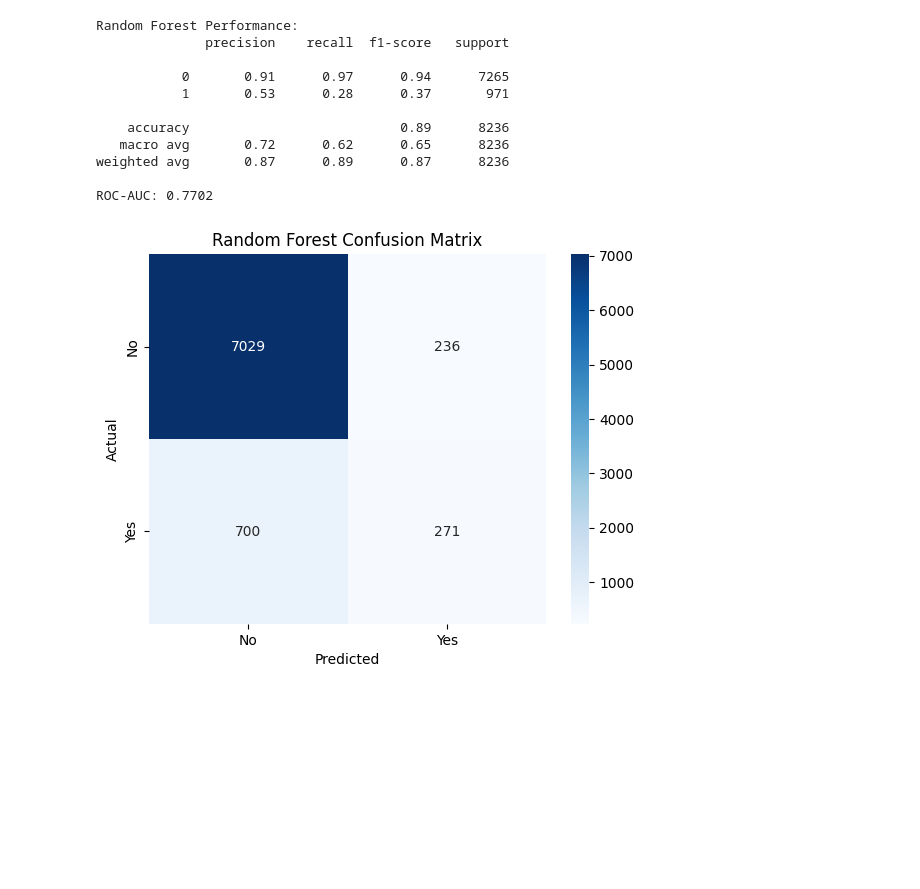
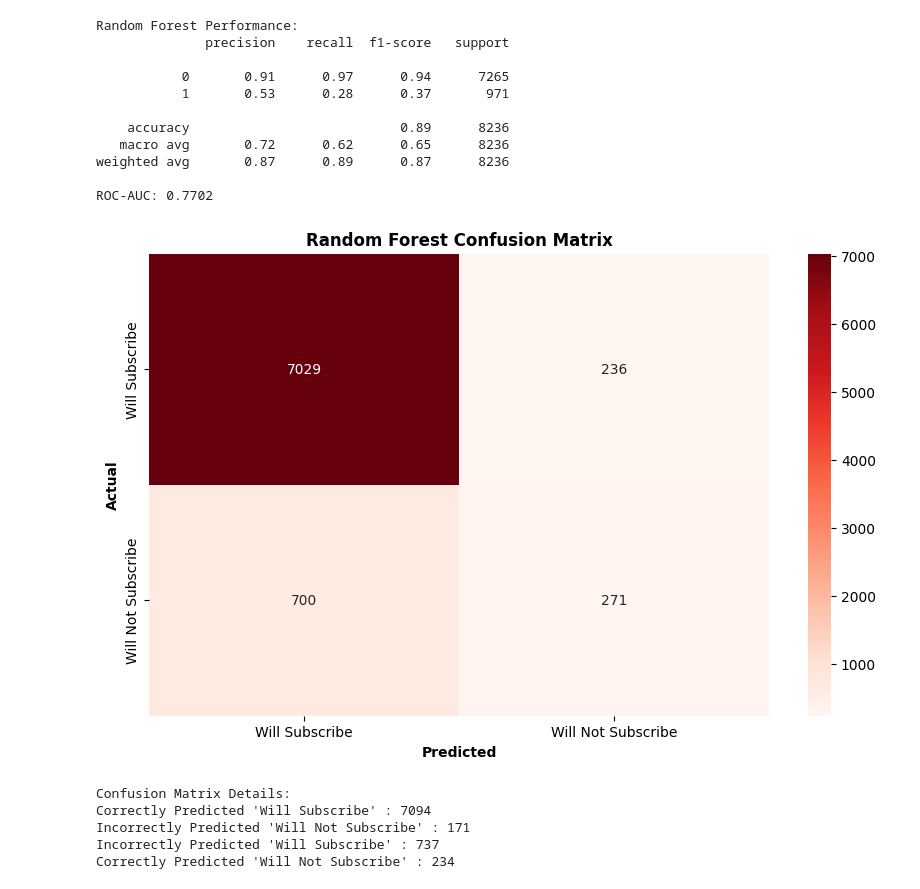
Before and after one commit to Senuth-Per/ML_Coursework_Banking_Systerm, a Jupyter notebook: Ml_CW.ipynb, the cells around one changed output. Saved outputs shown, nothing was run; the diff lists cells and outputs as text; code cells hidden in the pictures; blank space fills up the shorter version.

```diff
--- a/Ml_CW.ipynb
+++ b/Ml_CW.ipynb
@@ -201,35 +246,59 @@ ROC-AUC: 0.7741
 # %%
 # Random Forest Implementation
+# Initialize the Random Forest Classifier with 100 trees and a fixed random state for reproducibility
 rf_model = RandomForestClassifier(n_estimators=100, random_state=42)
+
+# Fit the model on the training data (X_train and y_train)
 rf_model.fit(X_train, y_train)
 
 # Evaluate Random Forest
+# Get predicted probabilities for the positive class (1) on the test set
 rf_y_pred_prob = rf_model.predict_proba(X_test)[:, 1]
+
+# Get predicted class labels for the test set
 rf_y_pred = rf_model.predict(X_test)
+
+# Calculate ROC AUC score to evaluate model performance
 rf_roc_auc = roc_auc_score(y_test, rf_y_pred_prob)
 
+# Display Random Forest Performance Metrics
 print("Random Forest Performance:")
-print(classification_report(y_test, rf_y_pred))
-print(f"ROC-AUC: {rf_roc_auc:.4f}")
+print(classification_report(y_test, rf_y_pred))  # Detailed classification report including precision, recall, f1-score
+print(f"ROC-AUC: {rf_roc_auc:.4f}")  # Print ROC-AUC score with four decimal places
 
-# Confusion Matrix for Random Forest
-rf_cm = confusion_matrix(y_test, rf_y_pred)
-sns.heatmap(rf_cm, annot=True, fmt='d', cmap='Blues', xticklabels=['No', 'Yes'], yticklabels=['No', 'Yes'])
-plt.title("Random Forest Confusion Matrix")
-plt.xlabel("Predicted")
-plt.ylabel("Actual")
+# Confusion Matrix for Random Forest Predictions
+rf_cm = confusion_matrix(y_test, rf_y_pred)  # Generate confusion matrix from true and predicted labels
+
+# Visualize the confusion matrix using seaborn heatmap for better interpretation
+plt.figure(figsize=(10, 6))
+sns.heatmap(rf_cm, annot=True, fmt='d', cmap='Reds', xticklabels=['Will Subscribe', 'Will Not Subscribe'], yticklabels=['Will Subscribe', 'Will Not Subscribe'])
+plt.title("Random Forest Confusion Matrix", fontweight='bold')
+plt.xlabel("Predicted", fontweight='bold')
+plt.ylabel("Actual", fontweight='bold')
 plt.show()
+
+# Additional details about model performance
+print("Confusion Matrix Details:")
+print(f"Correctly Predicted 'Will Subscribe' : {nn_cm[0][0]}")   # Correctly predicted as 'Will Subscribe'
+print(f"Incorrectly Predicted 'Will Not Subscribe' : {nn_cm[0][1]}")   # Incorrectly predicted as 'Will Not Subscribe' when it was 'Will Subscribe'
+print(f"Incorrectly Predicted 'Will Subscribe' : {nn_cm[1][0]}")   # Incorrectly predicted as 'Will Subscribe' when it was 'Will Not Subscribe'
+print(f"Correctly Predicted 'Will Not Subscribe' : {nn_cm[1][1]}")    # Correctly predicted 'Will Not Subscribe'
 # %% [output]
 Random Forest Performance:
               precision    recall  f1-score   support
 
            0       0.91      0.97      0.94      7265
            1       0.53      0.28      0.37       971
 
     accuracy                           0.89      8236
    macro avg       0.72      0.62      0.65      8236
 weighted avg       0.87      0.89      0.87      8236
 
 ROC-AUC: 0.7702
-[figure, old version]
+[figure, new version]
+Confusion Matrix Details:
+Correctly Predicted 'Will Subscribe' : 7094
+Incorrectly Predicted 'Will Not Subscribe' : 171
+Incorrectly Predicted 'Will Subscribe' : 737
+Correctly Predicted 'Will Not Subscribe' : 234
 # %%
```
Also changed, not shown: parts of 5 cells of this notebook.
